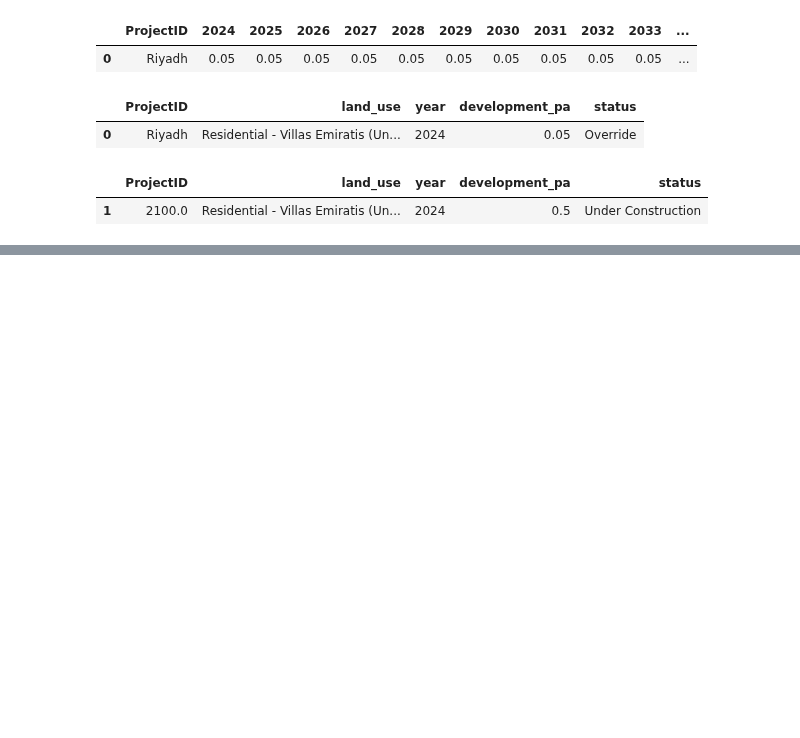
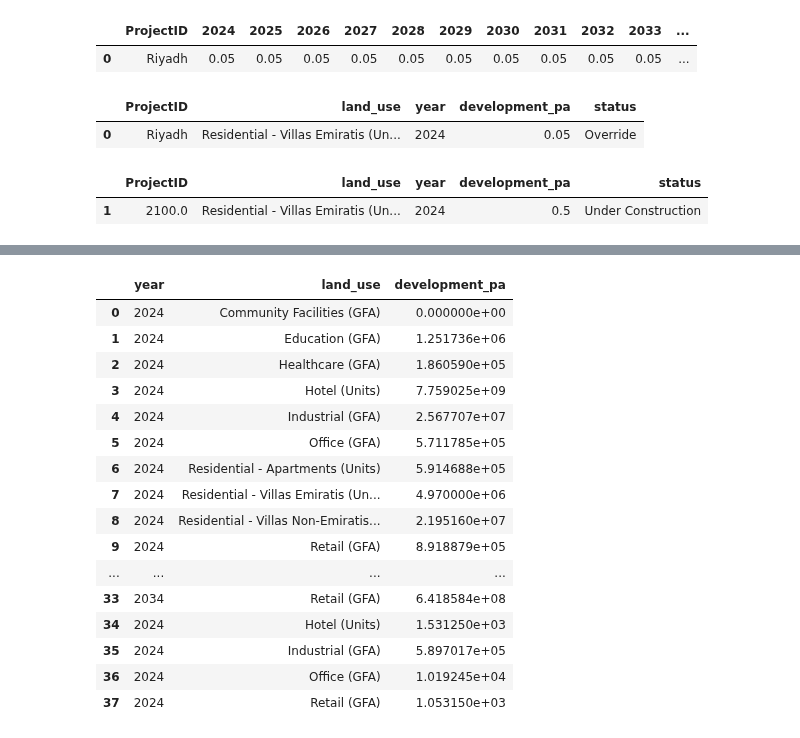
Before and after one commit to BuroHappoldLegacySoup/PlanCapitalLandModel, a Jupyter notebook: Land Model Exploratory Code.ipynb, the cells around one changed output, grey strips where cells are left out. Drawn from its saved outputs; the diff is of its cells as text; code cells hidden in the pictures; blank space fills up the shorter version.

```diff
--- a/Land Model Exploratory Code.ipynb
+++ b/Land Model Exploratory Code.ipynb
@@ -340,0 +351,20 @@ p9.theme_minimal())
+# %%
+test
+# %% [output]
+|  | year | land_use | development_pa |
+| 0 | 2024 | Community Facilities (GFA) | 0.000000e+00 |
+| 1 | 2024 | Education (GFA) | 1.251736e+06 |
+| 2 | 2024 | Healthcare (GFA) | 1.860590e+05 |
+| 3 | 2024 | Hotel (Units) | 7.759025e+09 |
+| 4 | 2024 | Industrial (GFA) | 2.567707e+07 |
+| 5 | 2024 | Office (GFA) | 5.711785e+05 |
+| 6 | 2024 | Residential - Apartments (Units) | 5.914688e+05 |
+| 7 | 2024 | Residential - Villas Emiratis (Un... | 4.970000e+06 |
+| 8 | 2024 | Residential - Villas Non-Emiratis... | 2.195160e+07 |
+| 9 | 2024 | Retail (GFA) | 8.918879e+05 |
+| ... | ... | ... | ... |
+| 33 | 2034 | Retail (GFA) | 6.418584e+08 |
+| 34 | 2024 | Hotel (Units) | 1.531250e+03 |
+| 35 | 2024 | Industrial (GFA) | 5.897017e+05 |
+| 36 | 2024 | Office (GFA) | 1.019245e+04 |
+| 37 | 2024 | Retail (GFA) | 1.053150e+03 |
```
Also changed, not shown: parts of 9 cells of this notebook, 1 other file.
